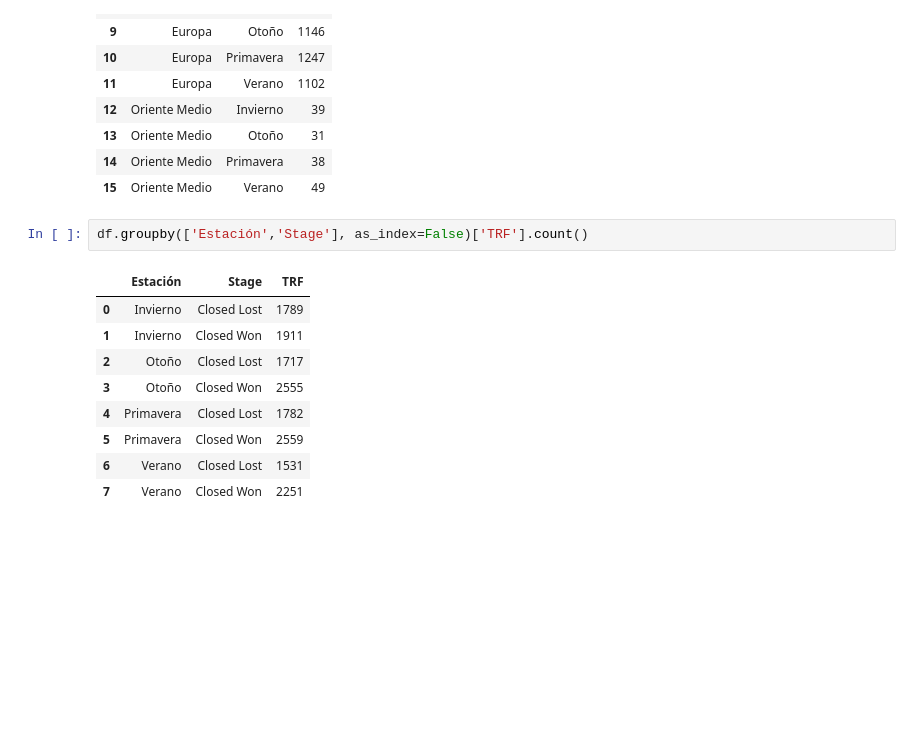
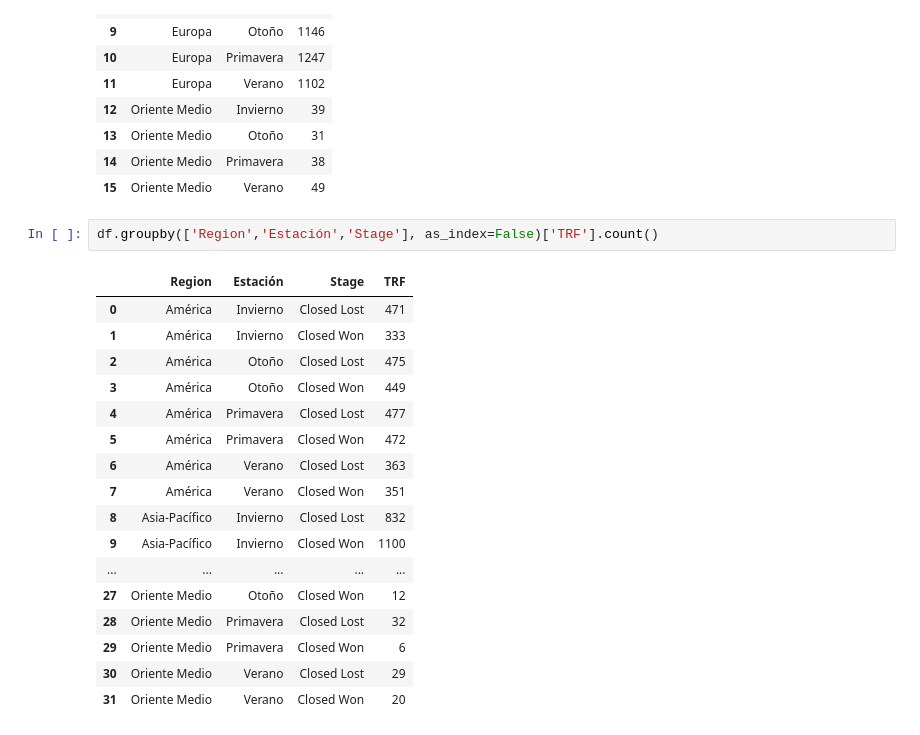
Before and after one commit to miguelAfonzalida/TP1-OrgaDatos, a Jupyter notebook: Visu Challenge(Grupo The Devs Army).ipynb, the cells around one changed output. Drawn from its saved outputs; the diff is of its cells as text; blank space fills up the shorter version.

```diff
--- a/Visu Challenge(Grupo The Devs Army).ipynb
+++ b/Visu Challenge(Grupo The Devs Army).ipynb
@@ -318,17 +296,25 @@ df.groupby(['Region','Estación'], as_index=False)['TRF'].count()
 | 14 | Oriente Medio | Primavera | 38 |
 | 15 | Oriente Medio | Verano | 49 |
 # %%
-df.groupby(['Estación','Stage'], as_index=False)['TRF'].count()
+df.groupby(['Region','Estación','Stage'], as_index=False)['TRF'].count()
 # %% [output]
-|  | Estación | Stage | TRF |
-| 0 | Invierno | Closed Lost | 1789 |
-| 1 | Invierno | Closed Won | 1911 |
-| 2 | Otoño | Closed Lost | 1717 |
-| 3 | Otoño | Closed Won | 2555 |
-| 4 | Primavera | Closed Lost | 1782 |
-| 5 | Primavera | Closed Won | 2559 |
-| 6 | Verano | Closed Lost | 1531 |
-| 7 | Verano | Closed Won | 2251 |
+|  | Region | Estación | Stage | TRF |
+| 0 | América | Invierno | Closed Lost | 471 |
+| 1 | América | Invierno | Closed Won | 333 |
+| 2 | América | Otoño | Closed Lost | 475 |
+| 3 | América | Otoño | Closed Won | 449 |
+| 4 | América | Primavera | Closed Lost | 477 |
+| 5 | América | Primavera | Closed Won | 472 |
+| 6 | América | Verano | Closed Lost | 363 |
+| 7 | América | Verano | Closed Won | 351 |
+| 8 | Asia-Pacífico | Invierno | Closed Lost | 832 |
+| 9 | Asia-Pacífico | Invierno | Closed Won | 1100 |
+| ... | ... | ... | ... | ... |
+| 27 | Oriente Medio | Otoño | Closed Won | 12 |
+| 28 | Oriente Medio | Primavera | Closed Lost | 32 |
+| 29 | Oriente Medio | Primavera | Closed Won | 6 |
+| 30 | Oriente Medio | Verano | Closed Lost | 29 |
+| 31 | Oriente Medio | Verano | Closed Won | 20 |
 # %%
 source = [0, 0, 0, 0,       # Total Oportunidades(va hacia 4 regiones osea a los target 1,2,3,4)
           1, 1, 1, 1,
```
Also changed, not shown: parts of 3 cells of this notebook.
